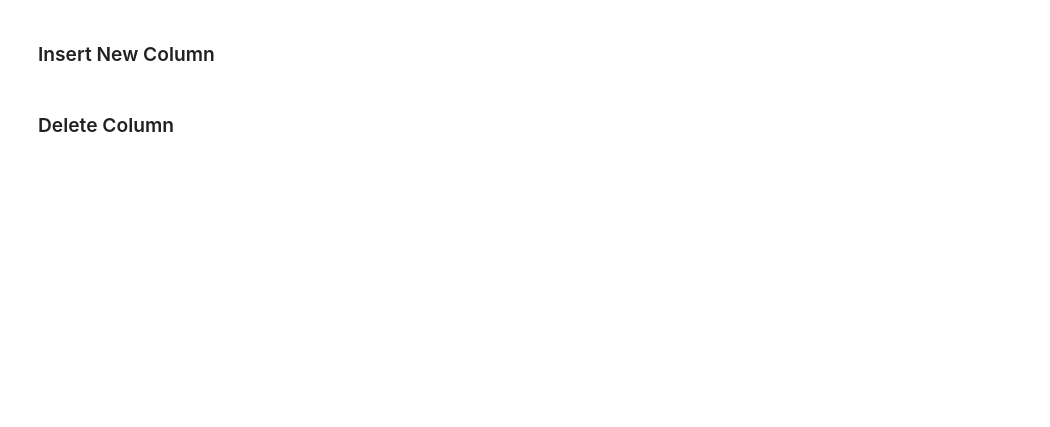
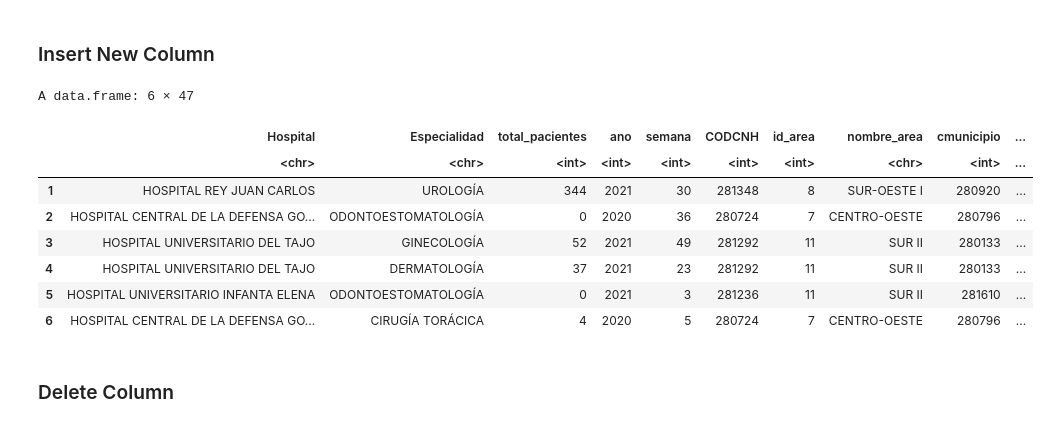
Before and after one commit to URJCDSLab/CitizenLab-Research-and-Development, a Jupyter notebook: casos_urjc/notebooks/dominios_II_y_III/25_listas_espera/14.- Feature Data Transform_25_01_listas_espera_v_01.ipynb, the cells around one changed output. Drawn from its saved outputs; the diff is of its cells as text; code cells hidden in the pictures; blank space fills up the shorter version.

```diff
--- a/casos_urjc/notebooks/dominios_II_y_III/25_listas_espera/14.- Feature Data Transform_25_01_listas_espera_v_01.ipynb
+++ b/casos_urjc/notebooks/dominios_II_y_III/25_listas_espera/14.- Feature Data Transform_25_01_listas_espera_v_01.ipynb
@@ -87,7 +89,7 @@ Data load using the {tcltk} package. Ucomment the line if using this option
 # %% [markdown]
 <font color='tomato'><b> OPCION B:</b> Especificar el nombre de archivo</font>
 # %%
-iFile <- "xxxx"
+iFile <- "CU_25_09.2_01_lista_espera_completo_clean_v_01.csv"
 file_data <- paste0(iPath, iFile)
 
 if(file.exists(file_data)){
@@ -100,7 +104,7 @@ if(file.exists(file_data)){
 
 Usar la función adecuada según el formato de entrada (xlsx, csv, json, ...)
 # %%
-data <- read_csv(file_data)
+data <- read.csv(file_data)
 # %% [markdown]
 Estructura de  los datos:
 # %%
@@ -123,7 +194,17 @@ data |> filter(ano = 2021)
 ### Insert New Column
 # %%
 data |>
-    mutate(x = TRUE)
+    mutate(x = TRUE) |> head()
+# %% [output]
+A data.frame: 6 × 47
+|  | Hospital | Especialidad | total_pacientes | ano | semana | CODCNH | id_area | nombre_area | cmunicipio | ... |
+|  | <chr> | <chr> | <int> | <int> | <int> | <int> | <int> | <chr> | <int> | ... |
+| 1 | HOSPITAL REY JUAN CARLOS | UROLOGÍA | 344 | 2021 | 30 | 281348 | 8 | SUR-OESTE I | 280920 | ... |
+| 2 | HOSPITAL CENTRAL DE LA DEFENSA GO... | ODONTOESTOMATOLOGÍA | 0 | 2020 | 36 | 280724 | 7 | CENTRO-OESTE | 280796 | ... |
+| 3 | HOSPITAL UNIVERSITARIO DEL TAJO | GINECOLOGÍA | 52 | 2021 | 49 | 281292 | 11 | SUR II | 280133 | ... |
+| 4 | HOSPITAL UNIVERSITARIO DEL TAJO | DERMATOLOGÍA | 37 | 2021 | 23 | 281292 | 11 | SUR II | 280133 | ... |
+| 5 | HOSPITAL UNIVERSITARIO INFANTA ELENA | ODONTOESTOMATOLOGÍA | 0 | 2021 | 3 | 281236 | 11 | SUR II | 281610 | ... |
+| 6 | HOSPITAL CENTRAL DE LA DEFENSA GO... | CIRUGÍA TORÁCICA | 4 | 2020 | 5 | 280724 | 7 | CENTRO-OESTE | 280796 | ... |
 # %% [markdown]
 ### Delete Column
 # %%
```
Also changed, not shown: parts of 38 cells of this notebook, 2 other files.
